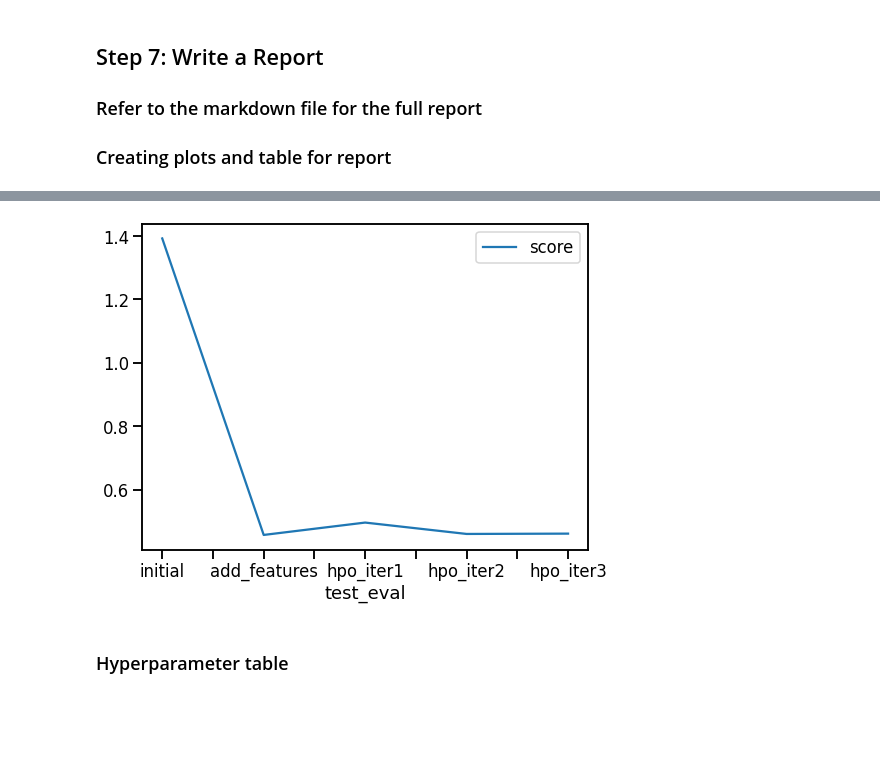
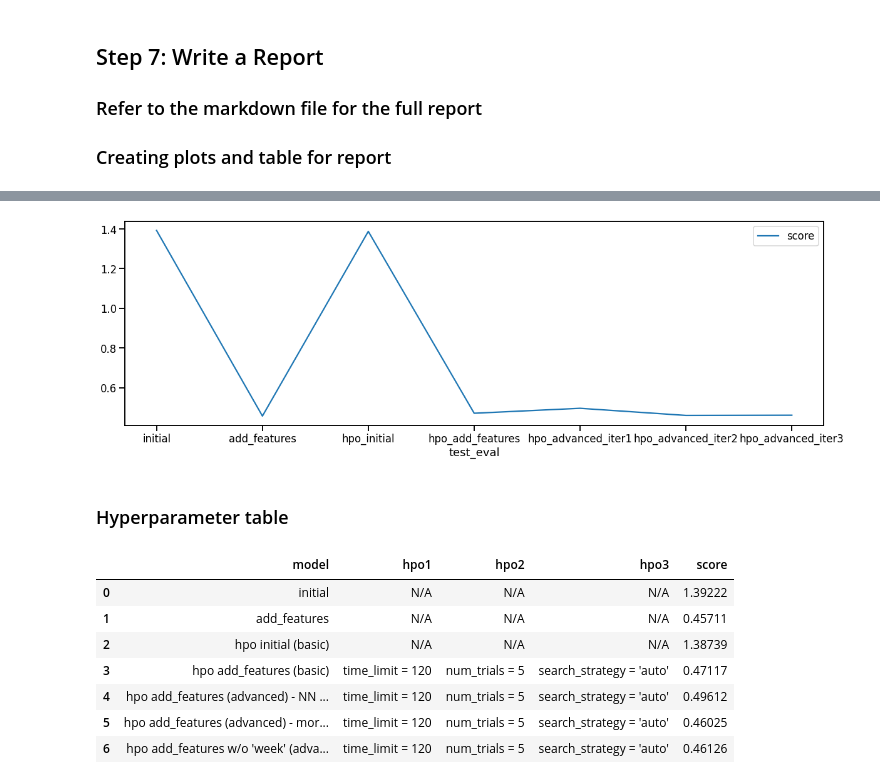
Before and after one commit to elvyna/udacity-aws-mle-nanodegree, a Jupyter notebook: project01-bike-sharing-demand-prediction/project-notebook.ipynb, the cells around one changed output, grey strips where cells are left out. Saved outputs shown, nothing was run; the diff lists cells and outputs as text; code cells hidden in the pictures; blank space fills up the shorter version.

Commit message:
Add more HPO results

```diff
--- a/project01-bike-sharing-demand-prediction/project-notebook.ipynb
+++ b/project01-bike-sharing-demand-prediction/project-notebook.ipynb
@@ -1395,13 +1881,13 @@ submission.csv               2021-10-29 10:15:48  first raw submission
 # %%
 # Take the 3 kaggle scores and creating a line plot to show improvement
 fig = pd.DataFrame(
     {
-        "test_eval": ["initial", "add_features", "hpo_iter1", "hpo_iter2", "hpo_iter3"],
-        "score": [1.39222, 0.45711, 0.49612, 0.46025, 0.46126]
+        "test_eval": ["initial", "add_features", "hpo_initial", "hpo_add_features", "hpo_advanced_iter1", "hpo_advanced_iter2", "hpo_advanced_iter3"],
+        "score": [1.39222, 0.45711, 1.38739, 0.47117, 0.49612, 0.46025, 0.46126]
     }
-).plot(x="test_eval", y="score", figsize=(8, 6)).get_figure()
+).plot(x="test_eval", y="score", figsize=(20, 6)).get_figure()
 fig.savefig('img/model_test_score.png')
 # %% [output]
-[figure, old version]
+[figure, new version]
 # %% [markdown]
 ### Hyperparameter table
@@ -1416,0 +1894,21 @@ pd.DataFrame({
+# %%
+# The 3 hyperparameters we tuned with the kaggle score as the result
+pd.DataFrame({
+    "model": [
+        "initial", "add_features", "hpo initial (basic)", "hpo add_features (basic)",
+        "hpo add_features (advanced) - NN and LightGBM", "hpo add_features (advanced) - more models", "hpo add_features w/o 'week' (advanced) - more models"
+    ],
+    "hpo1": ["N/A", "N/A", "N/A", "time_limit = 120", "time_limit = 120", "time_limit = 120", "time_limit = 120"],
+    "hpo2": ["N/A", "N/A", "N/A", "num_trials = 5", "num_trials = 5", "num_trials = 5", "num_trials = 5"],
+    "hpo3": ["N/A", "N/A", "N/A", "search_strategy = 'auto'", "search_strategy = 'auto'", "search_strategy = 'auto'", "search_strategy = 'auto'"],
+    "score": [1.39222, 0.45711, 1.38739, 0.47117, 0.49612, 0.46025, 0.46126]
+})
+# %% [output]
+|  | model | hpo1 | hpo2 | hpo3 | score |
+| 0 | initial | N/A | N/A | N/A | 1.39222 |
+| 1 | add_features | N/A | N/A | N/A | 0.45711 |
+| 2 | hpo initial (basic) | N/A | N/A | N/A | 1.38739 |
+| 3 | hpo add_features (basic) | time_limit = 120 | num_trials = 5 | search_strategy = 'auto' | 0.47117 |
+| 4 | hpo add_features (advanced) - NN ... | time_limit = 120 | num_trials = 5 | search_strategy = 'auto' | 0.49612 |
+| 5 | hpo add_features (advanced) - mor... | time_limit = 120 | num_trials = 5 | search_strategy = 'auto' | 0.46025 |
+| 6 | hpo add_features w/o 'week' (adva... | time_limit = 120 | num_trials = 5 | search_strategy = 'auto' | 0.46126 |
```
Also changed, not shown: parts of 34 cells of this notebook, 6 other files.
